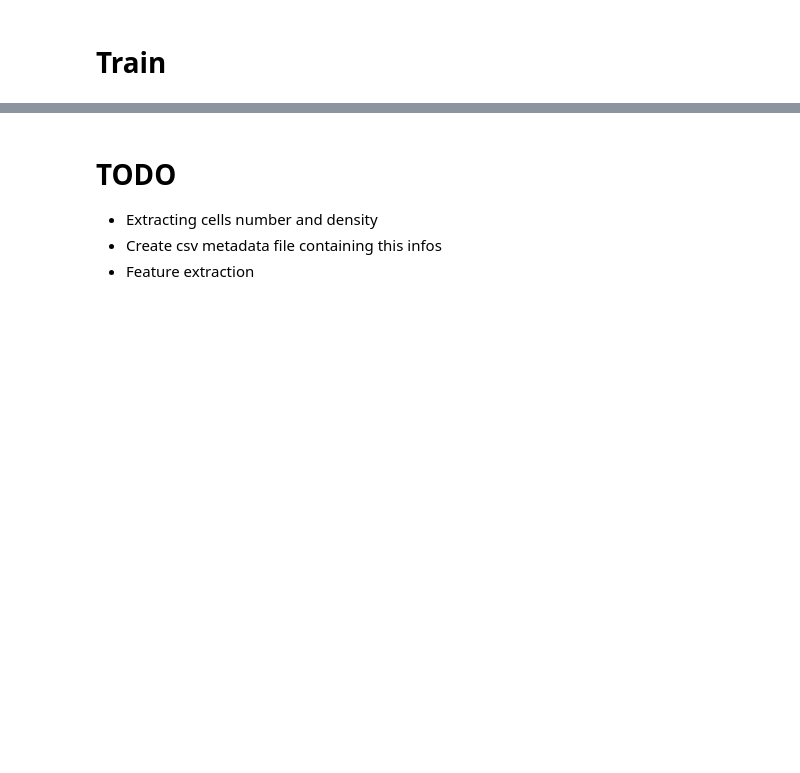
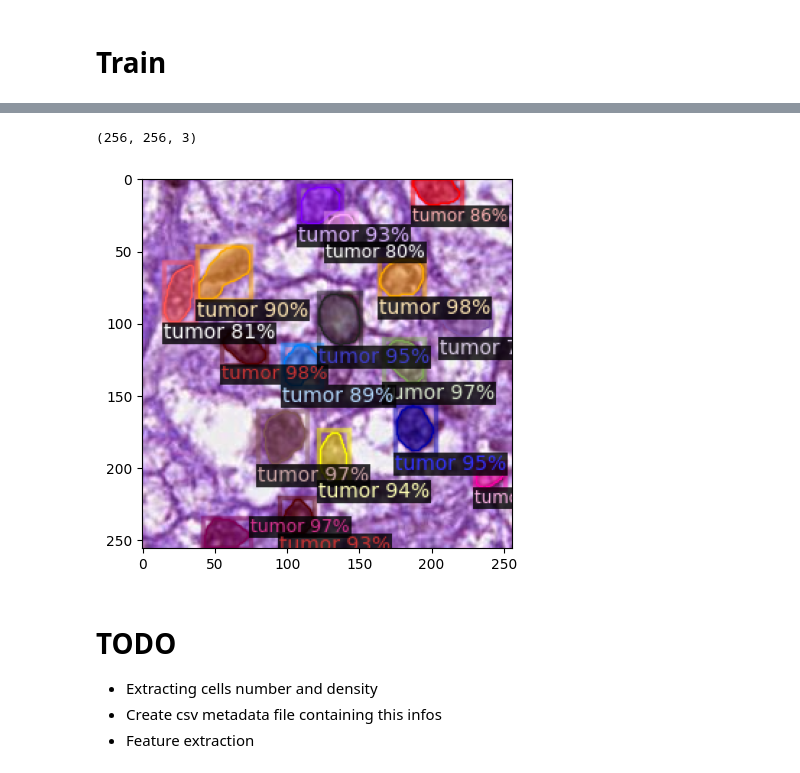
Before and after one commit to andrea-grandi/bio_project, a Jupyter notebook: notebooks/cells_segmentation_3.ipynb, the cells around one changed output, grey strips where cells are left out. Cells and saved outputs as stored; diff of their text form; code cells hidden in the pictures; blank space fills up the shorter version.

```diff
--- a/notebooks/cells_segmentation_3.ipynb
+++ b/notebooks/cells_segmentation_3.ipynb
@@ -64,7 +100,7 @@ for d in random.sample(train_dataset_dicts, 1):
 from detectron2.engine import DefaultTrainer
 
 cfg = get_cfg()
-cfg.OUTPUT_DIR = "/kaggle/working/models/Detectron2_Models"
+cfg.OUTPUT_DIR = "/Users/andreagrandi/Developer/bio_project/weights/detectron"
 cfg.merge_from_file(model_zoo.get_config_file("COCO-InstanceSegmentation/mask_rcnn_R_50_FPN_3x.yaml"))
 cfg.DATASETS.TRAIN = ("my_dataset_train",)
 cfg.DATASETS.TEST = ()
@@ -79,5 +115,12 @@ cfg.MODEL.ROI_HEADS.NUM_CLASSES = 3  # We have 3 class
 # NOTE: this config means the number of classes, without the background. Do not use num_classes+1 here.
 
 os.makedirs(cfg.OUTPUT_DIR, exist_ok=True)
+
+# Check if CUDA is available and set the device accordingly
+if torch.cuda.is_available():
+	cfg.MODEL.DEVICE = "cuda"
+else:
+	cfg.MODEL.DEVICE = "cpu"
+
 trainer = DefaultTrainer(cfg) #Create an instance of of DefaultTrainer with the given congiguration
 trainer.resume_or_load(resume=False) #Load a pretrained model if available (resume training) or start training from scratch if no pretrained model is available
@@ -118,19 +232,23 @@ print(inference_on_dataset(predictor.model, val_loader, evaluator))
 # %%
 # Test with new image
-new_im = cv2.imread("/kaggle/input/coco-dataset-5/TIL.v5i.coco/test/146_image_png.rf.d544162a26ace1a67e988bc28fbdb313.jpg")
+new_im = cv2.imread("/Users/andreagrandi/Developer/bio_project/src/bio_project/preprocessing/dataset/test/47_image_png.rf.fb082578402d4c55c3316f3b68e159a4.jpg")
 new_im = cv2.resize(new_im, (256, 256))
 print(new_im.shape)
 
 outputs = predictor(new_im)
 instances = outputs["instances"].to("cpu")
 
-confidence_threshold = 0.3
+confidence_threshold = 0.5
 instances = instances[instances.scores > confidence_threshold]
 
 v = Visualizer(new_im[:, :, ::-1], metadata=train_metadata, scale=1)
 out = v.draw_instance_predictions(instances)
 
-cv2_imshow(out.get_image()[:, :, ::-1])
+plt.imshow(out.get_image()[:, :, ::-1])
+plt.show()
+# %% [output]
+(256, 256, 3)
+[figure, added]
 # %% [markdown]
 # TODO
 
```
Also changed, not shown: parts of 14 cells of this notebook, 7 other files.
